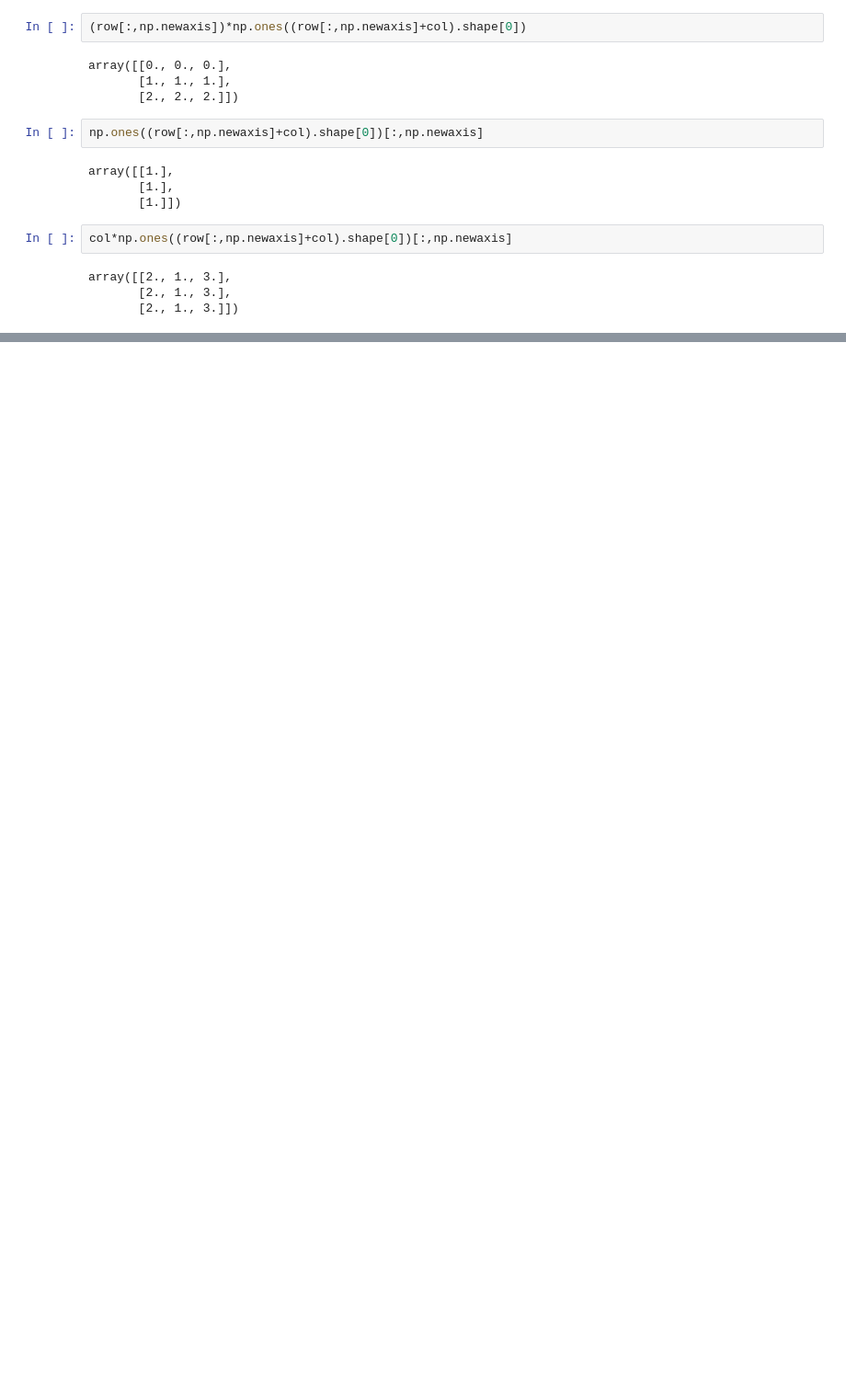
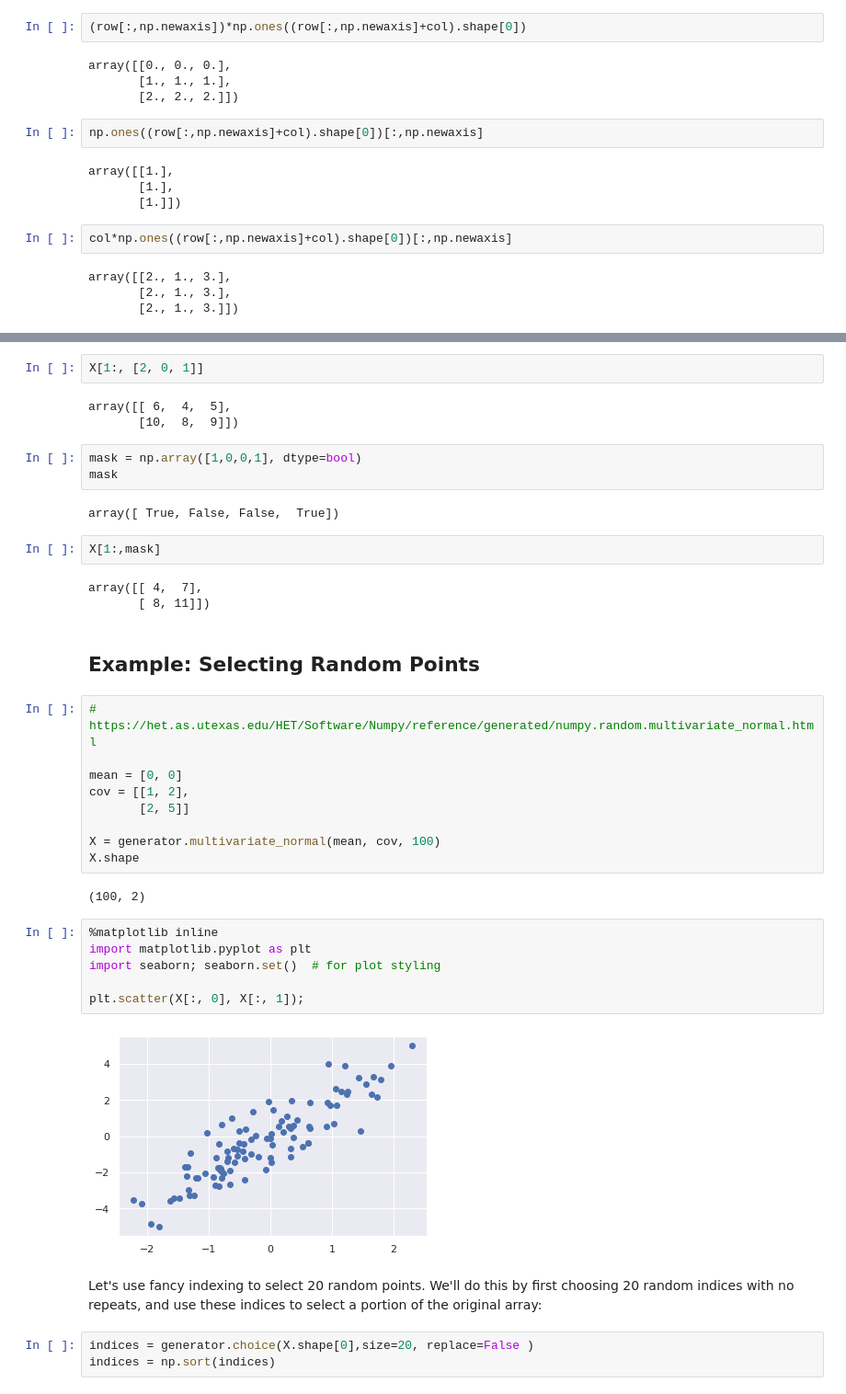
Before and after one commit to franzoni/ML-A-Z-Hands-On-Python-R, a Jupyter notebook: Machine_Learning_A-Z_Template_Folder/Part_4_-_Clustering/Section_2xx_-_Part_PLAYplay/fancy_indexing.ipynb, the cells around one changed output, grey strips where cells are left out. Shown at 92% size. Drawn from its saved outputs; the diff is of its cells as text; blank space fills up the shorter version.

Commit message:
random selection of points, w/ fancy indexing

```diff
--- a/Machine_Learning_A-Z_Template_Folder/Part_4_-_Clustering/Section_2xx_-_Part_PLAYplay/fancy_indexing.ipynb
+++ b/Machine_Learning_A-Z_Template_Folder/Part_4_-_Clustering/Section_2xx_-_Part_PLAYplay/fancy_indexing.ipynb
@@ -200,0 +223,41 @@ show_broadcasted_arrays(x,y)
+# %%
+X[1:, [2, 0, 1]]
+# %% [output]
+array([[ 6,  4,  5],
+       [10,  8,  9]])
+# %%
+mask = np.array([1,0,0,1], dtype=bool)
+mask
+# %% [output]
+array([ True, False, False,  True])
+# %%
+X[1:,mask]
+# %% [output]
+array([[ 4,  7],
+       [ 8, 11]])
+# %% [markdown]
+## Example: Selecting Random Points
+# %%
+# https://het.as.utexas.edu/HET/Software/Numpy/reference/generated/numpy.random.multivariate_normal.html
+
+mean = [0, 0]
+cov = [[1, 2],
+       [2, 5]]
+
+X = generator.multivariate_normal(mean, cov, 100)
+X.shape
+# %% [output]
+(100, 2)
+# %%
+%matplotlib inline
+import matplotlib.pyplot as plt
+import seaborn; seaborn.set()  # for plot styling
+
+plt.scatter(X[:, 0], X[:, 1]);
+# %% [output]
+[figure, added]
+# %% [markdown]
+Let's use fancy indexing to select 20 random points. We'll do this by first choosing 20 random indices with no repeats, and use these indices to select a portion of the original array:
+# %%
+indices = generator.choice(X.shape[0],size=20, replace=False )
+indices = np.sort(indices)
```
Also changed, not shown: parts of 23 cells of this notebook.
